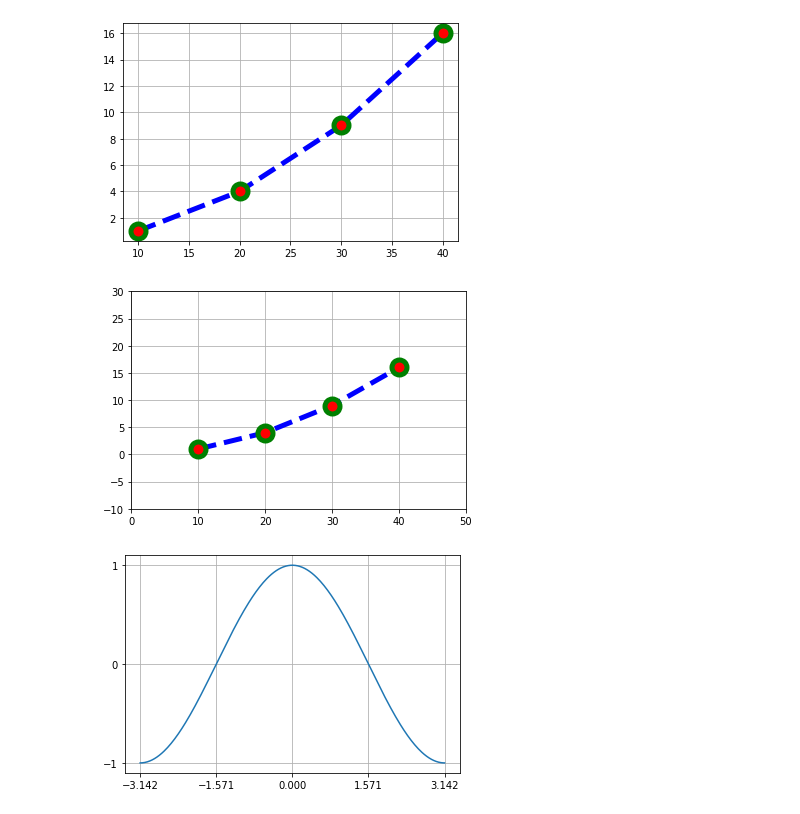
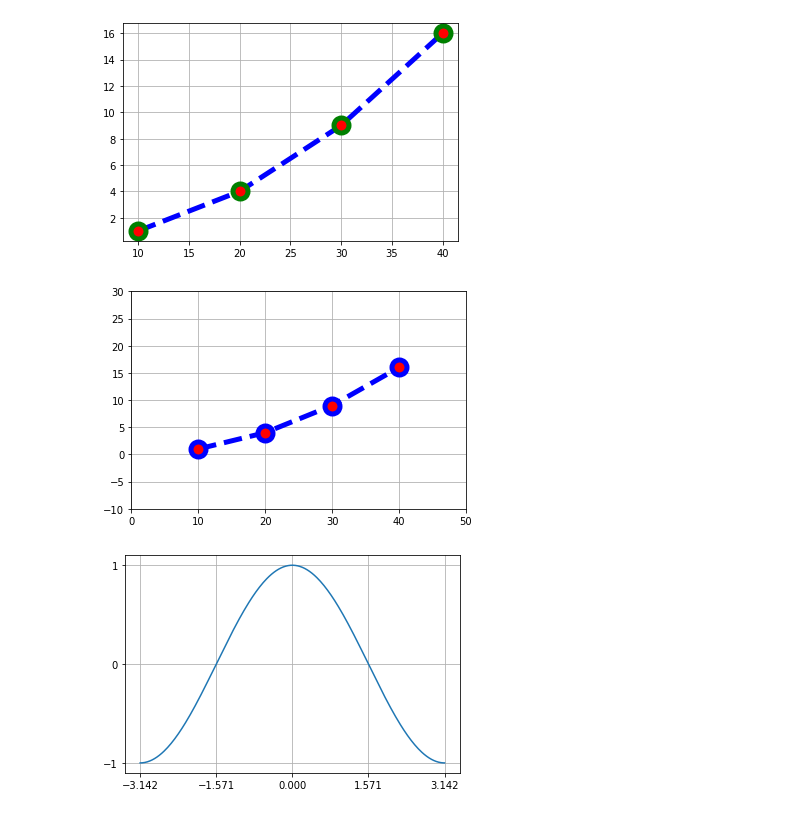
Before and after one commit to H43RO/DataAnalysis_Practice, a Jupyter notebook: Practice/Practice_Matplotlib.ipynb, the cells around one changed output. Cells and saved outputs as stored; diff of their text form; code cells hidden in the pictures.

```diff
--- a/Practice/Practice_Matplotlib.ipynb
+++ b/Practice/Practice_Matplotlib.ipynb
@@ -28,16 +28,16 @@ plt.show()
 # %%
 # 그래프 범위 지정
 
 import matplotlib.pyplot as plt
 
 plt.plot([10, 20, 30, 40], [1, 4, 9, 16], c="b", lw=5, ls="--",
-         marker="o", ms=15, mec="g", mew=5, mfc="r")
+         marker="o", ms=15, mec="b", mew=5, mfc="r")
 plt.xlim(0, 50)
 plt.ylim(-10, 30)
 plt.grid(True)
 plt.show()
 # %% [output]
-[figure, old version]
+[figure, new version]
 # %%
 # Tick 설정해주기
 
```
Also changed, not shown: parts of 1 cell of this notebook.
